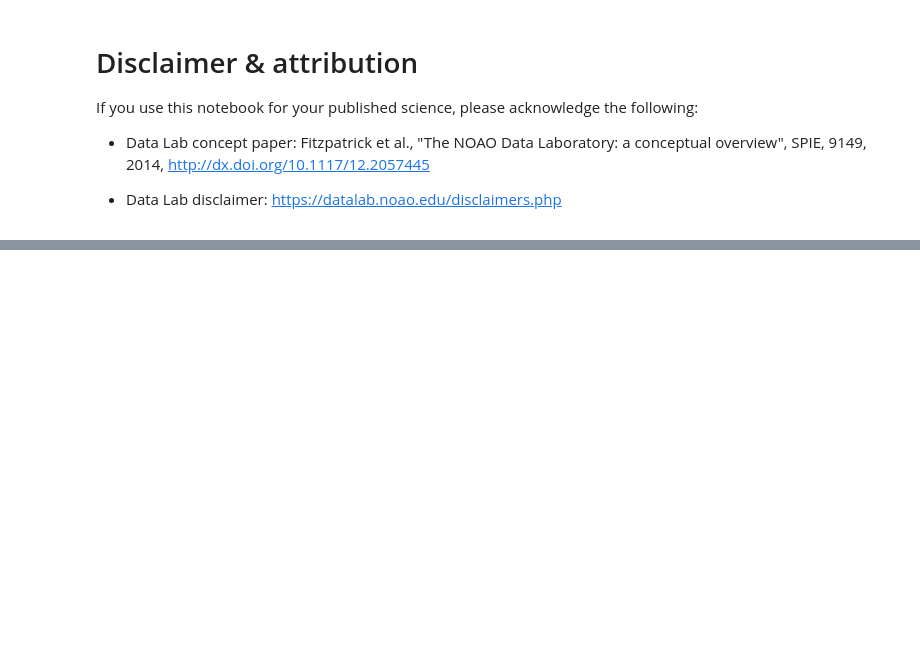
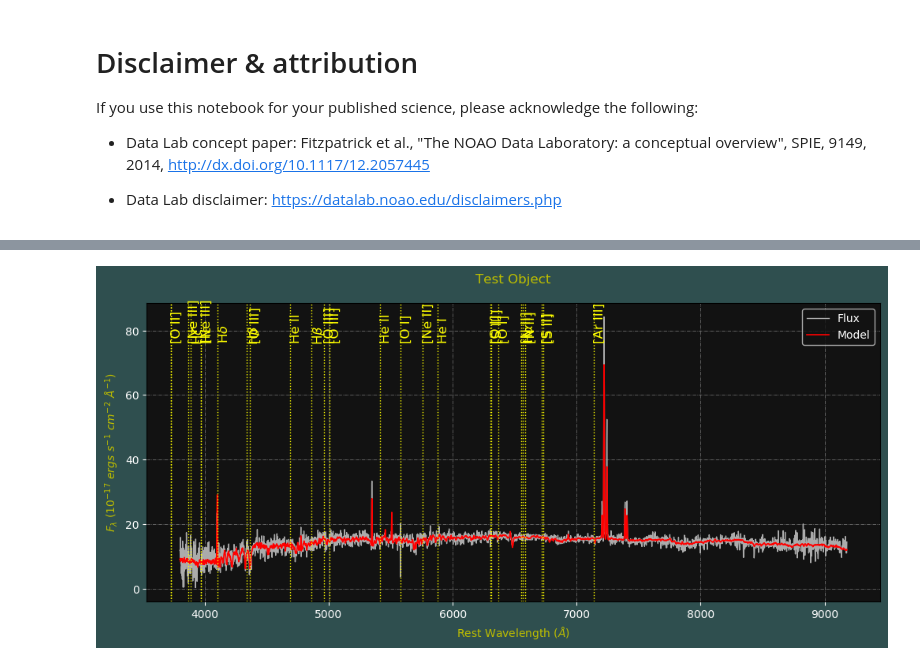
Before and after one commit to mjfitzpatrick/specserver, a Jupyter notebook: doc/SDSS_client_v2.ipynb, the cells around one changed output, grey strips where cells are left out. Cells and saved outputs as stored; diff of their text form; code cells hidden in the pictures; blank space fills up the shorter version.

```diff
--- a/doc/SDSS_client_v2.ipynb
+++ b/doc/SDSS_client_v2.ipynb
@@ -296,0 +179,6 @@ plt.plot(x, np.sin(x)+np.cos(x), '+');
+# %%
+# Get the current service URL
+svc_url = spec.get_svc_url()
+print ('Current ServiceURL:  ' + svc_url)
+
+status = spec.set_svc_url(svc_url)      # Set the ServiceURL
@@ -296,0 +189,6 @@ plt.plot(x, np.sin(x)+np.cos(x), '+');
+# %%
+profile = spec.get_profile()         # Get the current profile
+print('Current profile: ' + profile)
+
+status = spec.set_profile(profile)   # Reset the current profile
+print (spec.list_profiles())         # List the available service profiles
@@ -296,0 +210,8 @@ plt.plot(x, np.sin(x)+np.cos(x), '+');
+# %%
+# Set the interface data context
+status = spec.set_context('default')              # use the default (SDSS DR16) context
+status = spec.set_context('sdss_dr16')            # same as above
+
+print ('Current context: ' + spec.get_context())  # print the currently active context name
+
+print (spec.list_contexts())                      # print a list of available contexts
@@ -296,0 +423,8 @@ plt.plot(x, np.sin(x)+np.cos(x), '+');
+# %%
+%%time
+
+# Generate a list of spectrum IDs by positional query.
+id_list = spec.query(30.0, 1.0, 25.0,
+                     ontext='sdss',out='', constraint="z > 0.1 and run2d='26' order by z limit 100")
+info(id_list)
+print('No. of Spectra: %d' % len(id_list))
@@ -296,0 +503,5 @@ plt.plot(x, np.sin(x)+np.cos(x), '+');
+# %%
+# Use spectrum ID from above query
+spec.plot(id_list[4], title='Test Object', figsize=(10,4),bands='flux,model', mark_lines='e')
+# %% [output]
+[figure, added]
```
Also changed, not shown: parts of 84 cells of this notebook, 4 other files.
